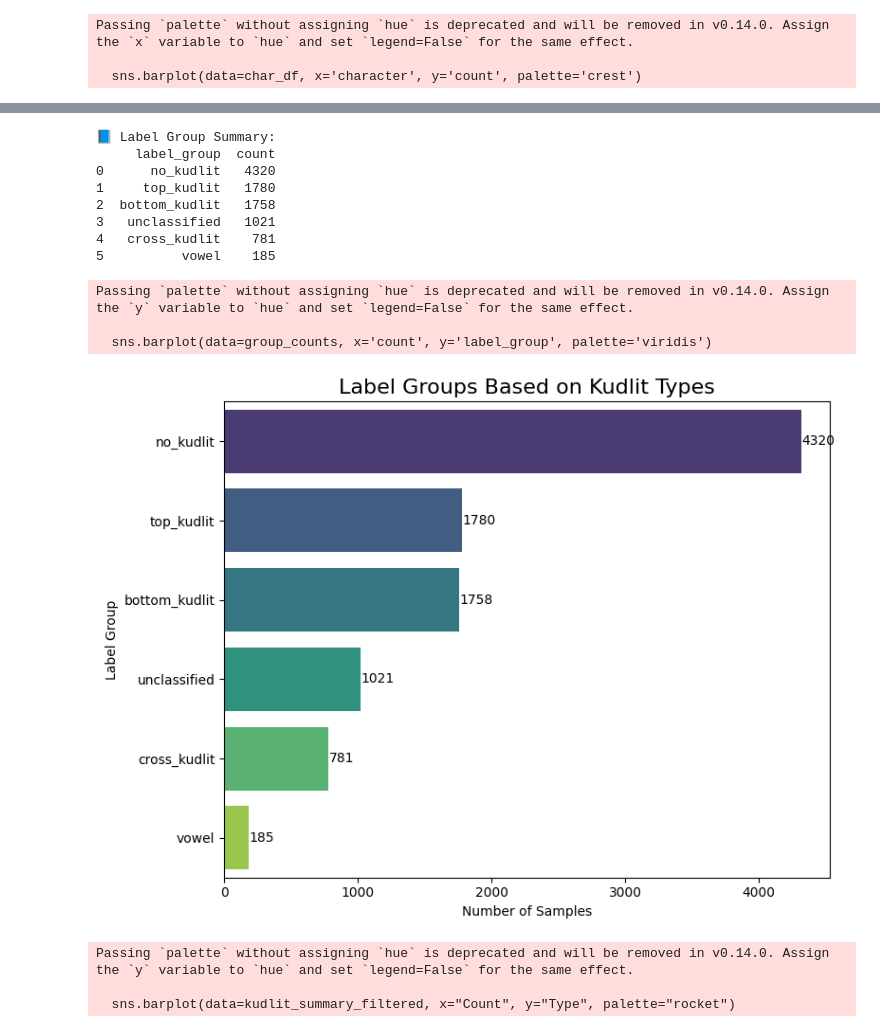
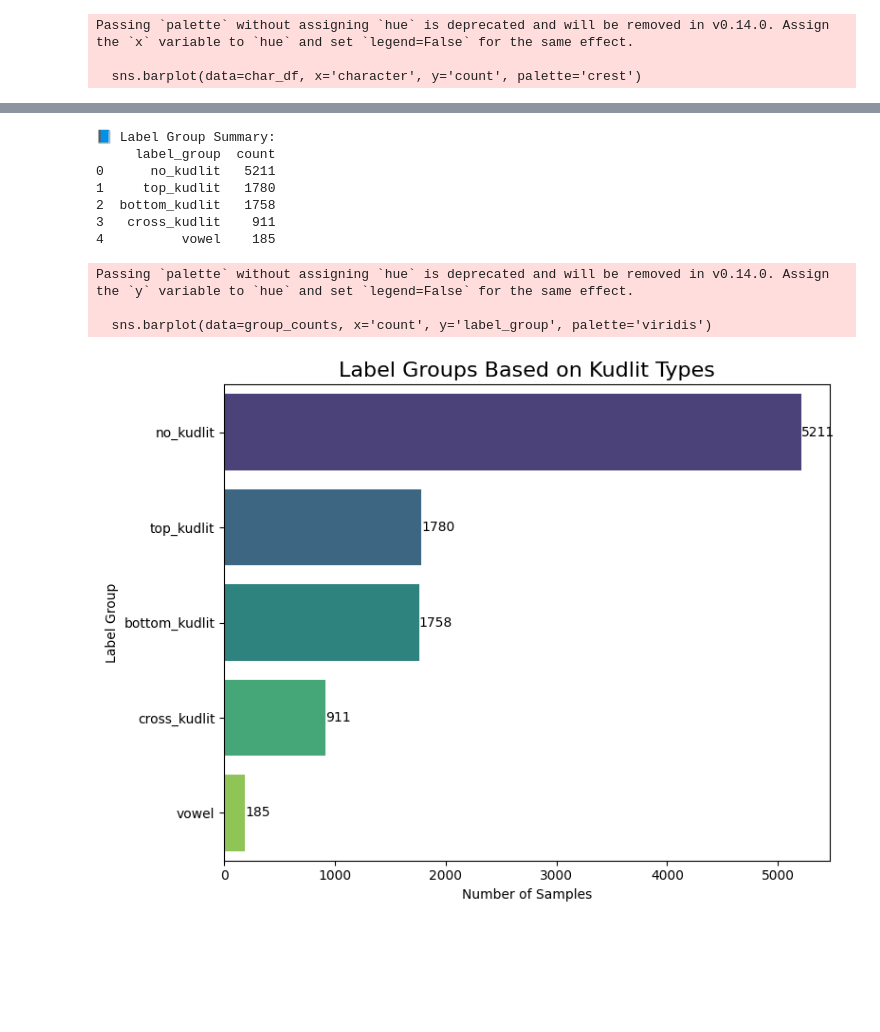
Before and after one commit to captainpandamonkey5/ML_Baybayin, a Jupyter notebook: testing.ipynb, the cells around one changed output, grey strips where cells are left out. Saved outputs shown, nothing was run; the diff lists cells and outputs as text; code cells hidden in the pictures; blank space fills up the shorter version.

```diff
--- a/testing.ipynb
+++ b/testing.ipynb
@@ -72,7 +72,7 @@ print(df.to_string(index=False))
 
 # 3. Baybayin Character Frequency (Grouped and Alphabetical)
 
-# Define character mapping based on the chart
+# Define the full list of Baybayin characters, including those for the variants
 baybayin_letters = [
     'a', 'ba', 'ka', 'da', 'ga', 'ha', 'la', 'ma', 'na', 'nga', 'pa', 'sa', 'ta', 'wa', 'ya',
     'e_i', 'be', 'ke', 'de', 'ge', 'he', 'le', 'me', 'ne', 'nge', 'pe', 'se', 'te', 'we', 'ye',
@@ -80,8 +80,10 @@ baybayin_letters = [
     'b', 'k', 'd', 'g', 'l', 'm', 'n', 'ng', 'p', 's', 't', 'w', 'y'
 ]
 
-# Flatten and normalize
+# Flatten the labels from the DataFrame and normalize
 labels = df['label'].str.replace('-', '').str.split('_').explode().dropna()
+
+# Normalize the characters to match the defined Baybayin letters (e.g., 'e' and 'i' -> 'e_i', 'o' and 'u' -> 'o_u')
 def normalize_baybayin_char(char):
     if char in ['e', 'i']:
         return 'e_i'
@@ -89,11 +91,18 @@ def normalize_baybayin_char(char):
         return 'o_u'
     return char
 
-normalized = labels.apply(normalize_baybayin_char)
-char_counts = normalized.value_counts().to_dict()
+normalized_labels = labels.apply(normalize_baybayin_char)
+
+# Count the occurrences of each character in the normalized dataset
+char_counts = normalized_labels.value_counts().to_dict()
+
+# Ensure that all Baybayin letters are represented in the count (even if a character has zero occurrences)
 char_counts_complete = {char: char_counts.get(char, 0) for char in baybayin_letters}
+
+# Convert the counts into a DataFrame for easy visualization
 char_df = pd.DataFrame(list(char_counts_complete.items()), columns=['character', 'count'])
 
+# Visualize the Baybayin character frequency data
 plt.figure(figsize=(16, 8))
 sns.barplot(data=char_df, x='character', y='count', palette='crest')
 
@@ -107,23 +116,37 @@ plt.suptitle(f"Total Characters: {char_df['count'].sum()}", fontsize=12, y=1.02)
 plt.tight_layout()
 plt.show()
 
+
 # 🔎 Label Group Classification (based on kudlit type and label content)
 def classify_label_group(row):
     label = row['label'].replace('-', '_')
     parts = label.split('_')
 
-    if len(parts) == 1 and parts[0] in ['a', 'e', 'i', 'o', 'u', 'o_u', 'e_i']:
+    # Define the no_kudlit list
+    no_kudlit = ['ba', 'ka', 'da_ra', 'ga', 'ha', 'la', 'ma', 'na', 'nga', 'pa', 'ra', 'sa', 'ta', 'wa', 'ya']
+
+    # Check for Vowel group
+    if any(p in ['a', 'e_i', 'o_u'] for p in parts):
         return 'vowel'
 
-    if row['top_kudlit'] > 0 and any(p.endswith(('e', 'i')) for p in parts):
+    # Check for No Kudlit group first (before checking other kudlits)
+    if any(p in no_kudlit for p in parts):
+        return 'no_kudlit'
+
+    # Check for Top Kudlit group
+    if row['top_kudlit'] > 0 and any(p.endswith(('e', 'i', 'bo_bu', 'ko_ku', 'do_du', 'go_gu', 'ho_hu', 'lo_lu', 'mo_mu', 'no_nu','ngo_ngu', 'po_pu', 'ro_ru', 'so_su', 'to_tu', 'wo_wu', 'yo_yu')) for p in parts):
         return 'top_kudlit'
-    if row['bottom_kudlit'] > 0 and any(p.endswith(('o', 'u')) for p in parts):
+
+    # Check for Bottom Kudlit group
+    if row['bottom_kudlit'] > 0 and any(p.endswith(('o', 'u', 'be_bi', 'ke_ki', 'de_di', 'ge_gi', 'he_hi', 'le_li', 'me_mi', 'ne_ni','nge_ngi', 'pe_pi', 're_ri', 'se_si', 'te_ti', 'we_wi', 'ye_yi')) for p in parts):
         return 'bottom_kudlit'
-    if row['cross_under'] > 0 and any(p in cross_consonants_explicit for p in parts):
+
+    # Check for Cross Kudlit group
+    if row['cross_under'] > 0 and any(p in ['b', 'k', 'd', 'g', 'h', 'l', 'm', 'n', 'ng', 'p', 'r', 's', 't', 'w', 'y'] for p in parts):
         return 'cross_kudlit'
-    if row['top_kudlit'] == 0 and row['bottom_kudlit'] == 0 and row['cross_under'] == 0:
-        return 'no_kudlit'
-    return 'unclassified'
+
+    # Default to 'no_kudlit' if nothing else matches
+    return 'no_kudlit'
 
 # Apply classification
 df['label_group'] = df.apply(classify_label_group, axis=1)
@@ -148,55 +171,36 @@ plt.ylabel("Label Group")
 
 plt.tight_layout()
 plt.show()
-
-
-# 📊 Plot
-plt.figure(figsize=(8, 6))
-sns.barplot(data=kudlit_summary_filtered, x="Count", y="Type", palette="rocket")
-
-for i, row in kudlit_summary_filtered.iterrows():
-    plt.text(row['Count'] + 0.5, i, str(row['Count']), va='center', fontsize=10)
-
-plt.title("Filtered Kudlit and Vowel Counts (Strict Rules)", fontsize=16)
-plt.xlabel("Total Count", fontsize=12)
-plt.ylabel("Kudlit Type", fontsize=12)
-
-plt.tight_layout()
-plt.show()
 # %% [output]
 Dataset Summary:
 <class 'pandas.core.frame.DataFrame'>
 RangeIndex: 9845 entries, 0 to 9844
 Data columns (total 2 columns):
  #   Column    Non-Null Count  Dtype
 ---  ------    --------------  -----
  0   filename  9845 non-null   object
  1   label     9845 non-null   object
 dtypes: object(2)
 memory usage: 154.0+ KB
 None
 
 ... (5626 lines left out)
                                             o_u.Fuen-James.jpg     o_u
                                             o_u.fUII-James.jpg     o_u
                                             o_u.fvPU-James.jpg     o_u
                                             o_u.fYY7-James.jpg     o_u
 Passing `palette` without assigning `hue` is deprecated and will be removed in v0.14.0. Assign the `x` variable to `hue` and set `legend=False` for the same effect.
 
   sns.barplot(data=char_df, x='character', y='count', palette='crest')
 [figure]
 📘 Label Group Summary:
      label_group  count
-0      no_kudlit   4320
+0      no_kudlit   5211
 1     top_kudlit   1780
 2  bottom_kudlit   1758
-3   unclassified   1021
-4   cross_kudlit    781
-5          vowel    185
+3   cross_kudlit    911
+4          vowel    185
 Passing `palette` without assigning `hue` is deprecated and will be removed in v0.14.0. Assign the `y` variable to `hue` and set `legend=False` for the same effect.
 
   sns.barplot(data=group_counts, x='count', y='label_group', palette='viridis')
-[figure, old version]
+[figure, new version]
-Passing `palette` without assigning `hue` is deprecated and will be removed in v0.14.0. Assign the `y` variable to `hue` and set `legend=False` for the same effect.
-
-  sns.barplot(data=kudlit_summary_filtered, x="Count", y="Type", palette="rocket")
```
Also changed, not shown: parts of 1 cell of this notebook.
